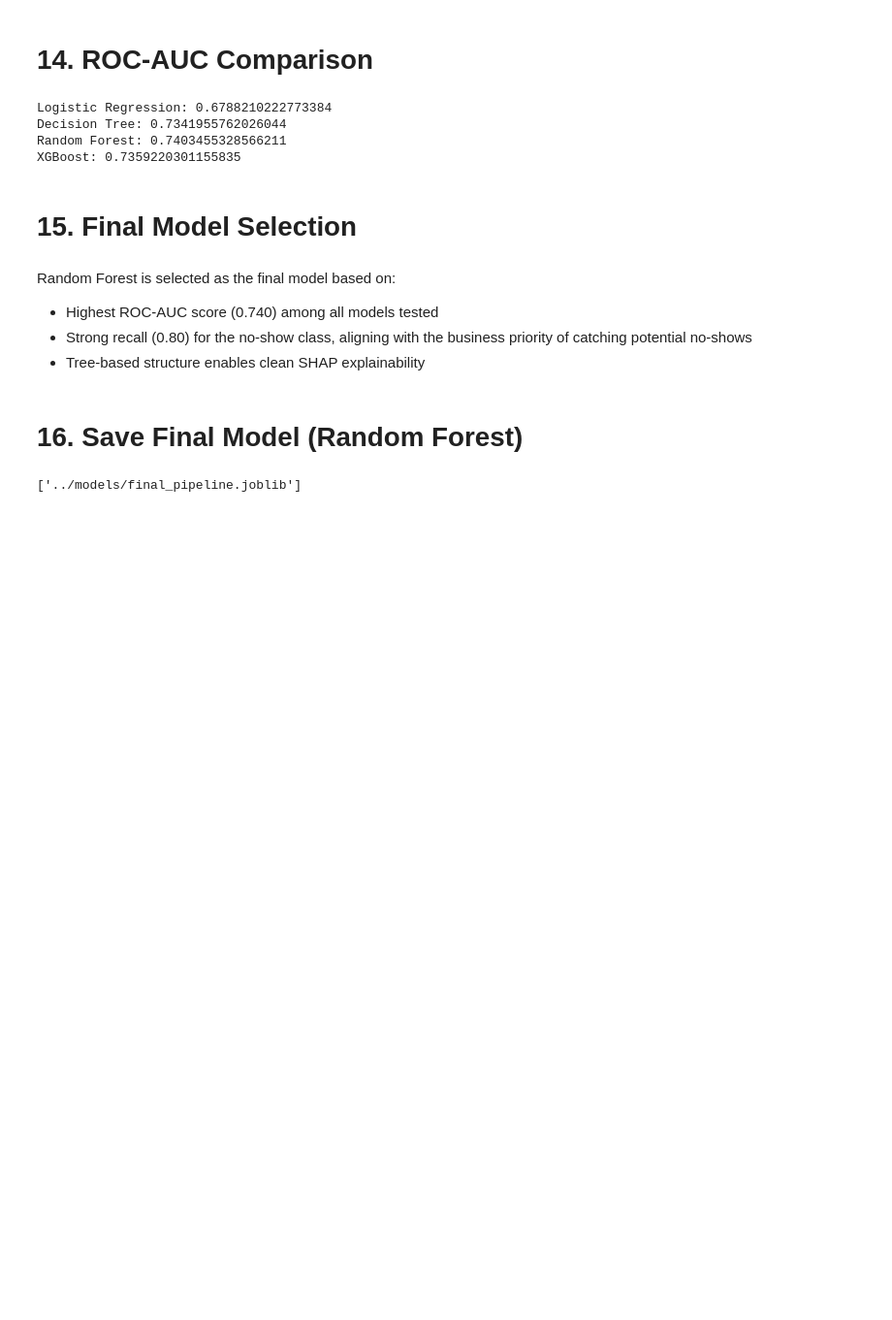
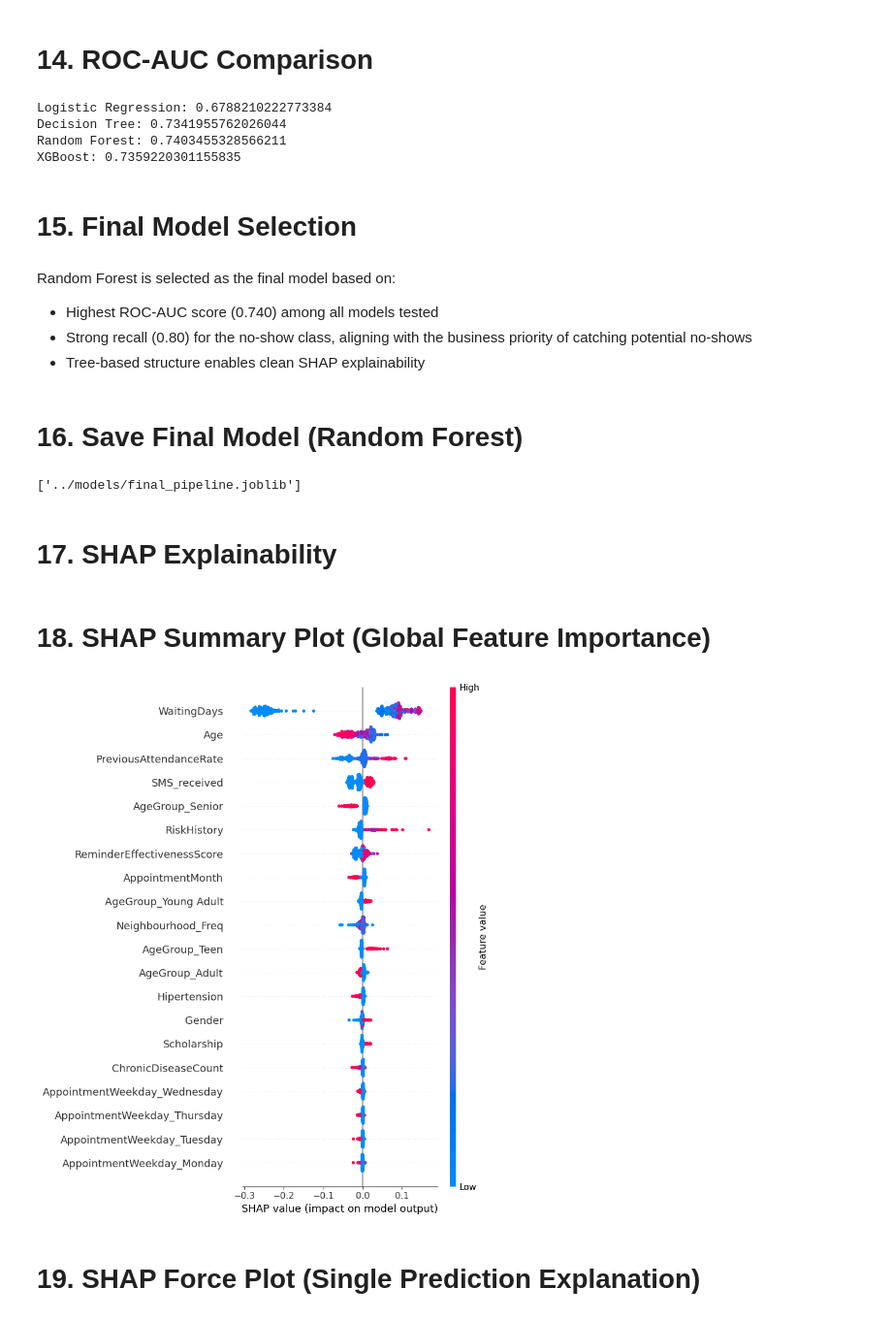
Before and after one commit to md-faiyazkhan/surevisit, a Jupyter notebook: notebooks/03_model_training.ipynb, the cells around one changed output. Shown at 97% size. Cells and saved outputs as stored; diff of their text form; code cells hidden in the pictures; blank space fills up the shorter version.

Commit message:
Add SHAP explainability analysis for model predictions

```diff
--- a/notebooks/03_model_training.ipynb
+++ b/notebooks/03_model_training.ipynb
@@ -179,3 +180,17 @@ Random Forest is selected as the final model based on:
 joblib.dump(rf, "../models/final_pipeline.joblib")
 # %% [output]
 ['../models/final_pipeline.joblib']
+# %% [markdown]
+# 17. SHAP Explainability
+# %%
+X_sample = X_test.sample(500, random_state=42)
+explainer = shap.TreeExplainer(rf)
+shap_values = explainer.shap_values(X_sample)
+# %% [markdown]
+# 18. SHAP Summary Plot (Global Feature Importance)
+# %%
+shap.summary_plot(shap_values[:, :, 1], X_sample)
+# %% [output]
+[figure, added]
+# %% [markdown]
+# 19. SHAP Force Plot (Single Prediction Explanation)
```
Also changed, not shown: parts of 2 cells of this notebook.
